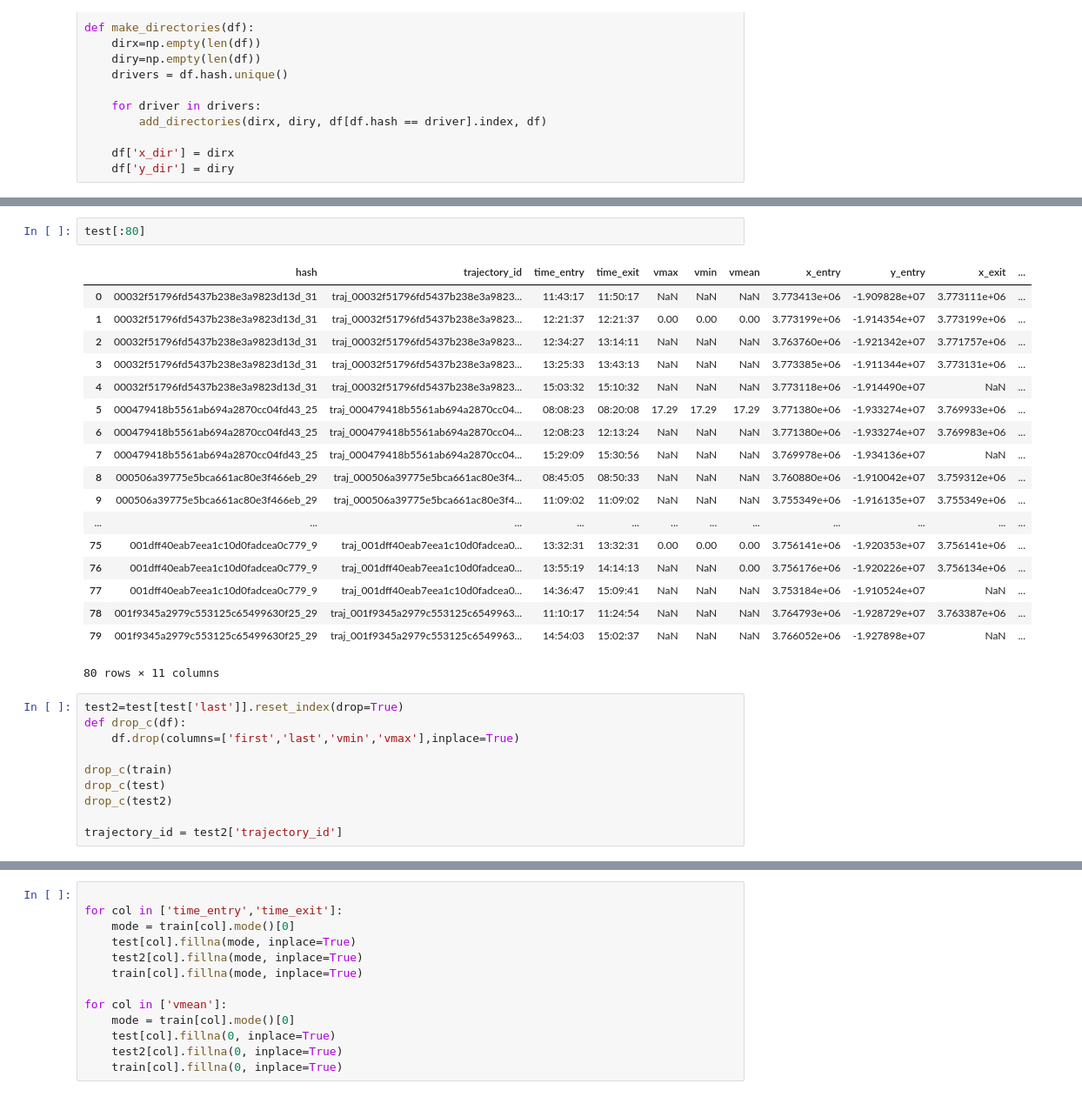
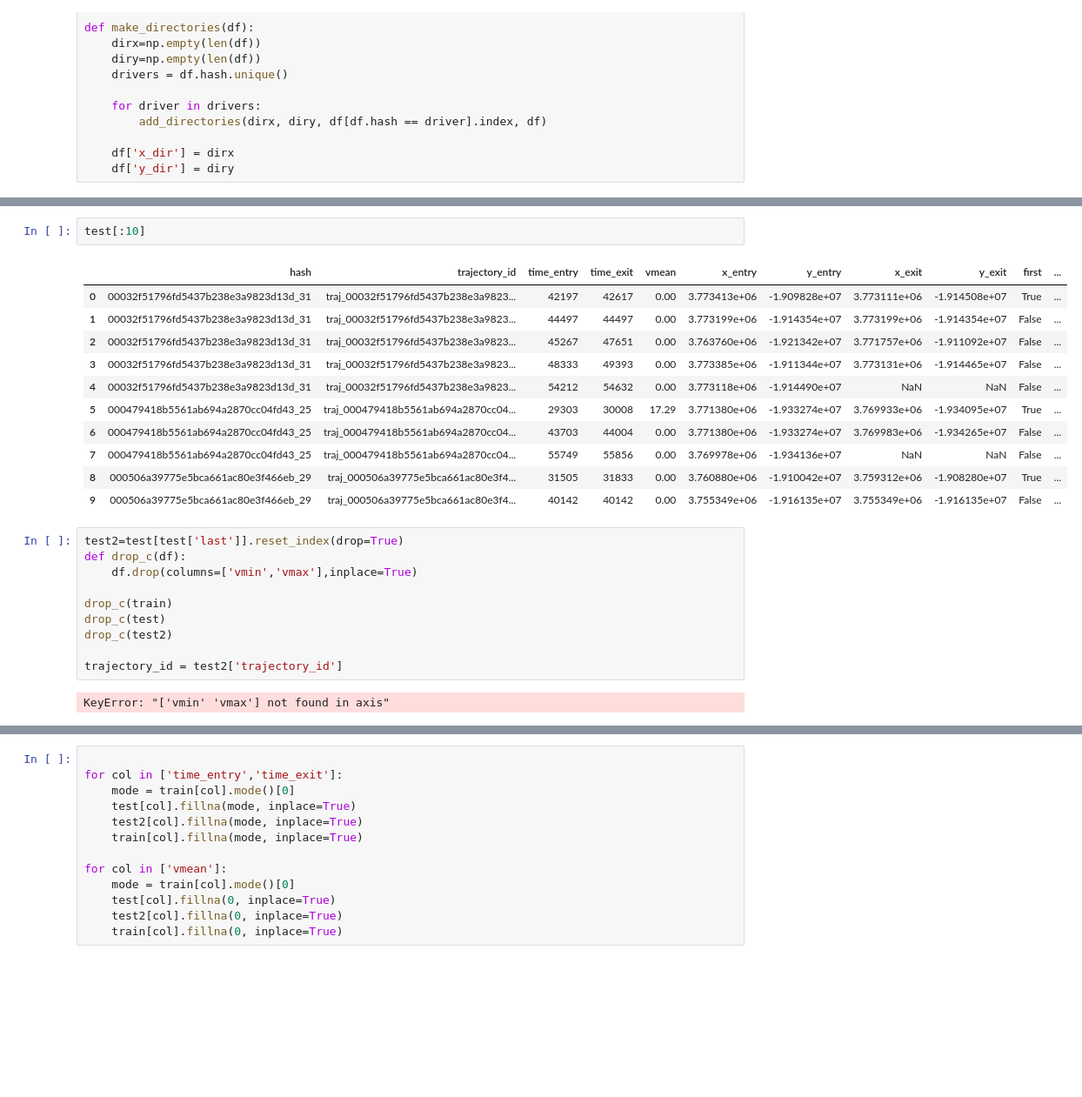
Before and after one commit to jkpawlowski96/EY_smartcity, a Jupyter notebook: EY.ipynb, the cells around one changed output, grey strips where cells are left out. Shown at 87% size. Drawn from its saved outputs; the diff is of its cells as text; blank space fills up the shorter version.

```diff
--- a/EY.ipynb
+++ b/EY.ipynb
@@ -222,34 +362,29 @@ train[:80]
 # %%
-test[:80]
+test[:10]
 # %% [output]
-|  | hash | trajectory_id | time_entry | time_exit | vmax | vmin | vmean | x_entry | y_entry | x_exit | ... |
-| 0 | 00032f51796fd5437b238e3a9823d13d_31 | traj_00032f51796fd5437b238e3a9823... | 11:43:17 | 11:50:17 | NaN | NaN | NaN | 3.773413e+06 | -1.909828e+07 | 3.773111e+06 | ... |
-| 1 | 00032f51796fd5437b238e3a9823d13d_31 | traj_00032f51796fd5437b238e3a9823... | 12:21:37 | 12:21:37 | 0.00 | 0.00 | 0.00 | 3.773199e+06 | -1.914354e+07 | 3.773199e+06 | ... |
-| 2 | 00032f51796fd5437b238e3a9823d13d_31 | traj_00032f51796fd5437b238e3a9823... | 12:34:27 | 13:14:11 | NaN | NaN | NaN | 3.763760e+06 | -1.921342e+07 | 3.771757e+06 | ... |
-| 3 | 00032f51796fd5437b238e3a9823d13d_31 | traj_00032f51796fd5437b238e3a9823... | 13:25:33 | 13:43:13 | NaN | NaN | NaN | 3.773385e+06 | -1.911344e+07 | 3.773131e+06 | ... |
-| 4 | 00032f51796fd5437b238e3a9823d13d_31 | traj_00032f51796fd5437b238e3a9823... | 15:03:32 | 15:10:32 | NaN | NaN | NaN | 3.773118e+06 | -1.914490e+07 | NaN | ... |
-| 5 | 000479418b5561ab694a2870cc04fd43_25 | traj_000479418b5561ab694a2870cc04... | 08:08:23 | 08:20:08 | 17.29 | 17.29 | 17.29 | 3.771380e+06 | -1.933274e+07 | 3.769933e+06 | ... |
-| 6 | 000479418b5561ab694a2870cc04fd43_25 | traj_000479418b5561ab694a2870cc04... | 12:08:23 | 12:13:24 | NaN | NaN | NaN | 3.771380e+06 | -1.933274e+07 | 3.769983e+06 | ... |
-| 7 | 000479418b5561ab694a2870cc04fd43_25 | traj_000479418b5561ab694a2870cc04... | 15:29:09 | 15:30:56 | NaN | NaN | NaN | 3.769978e+06 | -1.934136e+07 | NaN | ... |
-| 8 | 000506a39775e5bca661ac80e3f466eb_29 | traj_000506a39775e5bca661ac80e3f4... | 08:45:05 | 08:50:33 | NaN | NaN | NaN | 3.760880e+06 | -1.910042e+07 | 3.759312e+06 | ... |
-| 9 | 000506a39775e5bca661ac80e3f466eb_29 | traj_000506a39775e5bca661ac80e3f4... | 11:09:02 | 11:09:02 | NaN | NaN | NaN | 3.755349e+06 | -1.916135e+07 | 3.755349e+06 | ... |
-| ... | ... | ... | ... | ... | ... | ... | ... | ... | ... | ... | ... |
-| 75 | 001dff40eab7eea1c10d0fadcea0c779_9 | traj_001dff40eab7eea1c10d0fadcea0... | 13:32:31 | 13:32:31 | 0.00 | 0.00 | 0.00 | 3.756141e+06 | -1.920353e+07 | 3.756141e+06 | ... |
-| 76 | 001dff40eab7eea1c10d0fadcea0c779_9 | traj_001dff40eab7eea1c10d0fadcea0... | 13:55:19 | 14:14:13 | NaN | NaN | 0.00 | 3.756176e+06 | -1.920226e+07 | 3.756134e+06 | ... |
-| 77 | 001dff40eab7eea1c10d0fadcea0c779_9 | traj_001dff40eab7eea1c10d0fadcea0... | 14:36:47 | 15:09:41 | NaN | NaN | NaN | 3.753184e+06 | -1.910524e+07 | NaN | ... |
-| 78 | 001f9345a2979c553125c65499630f25_29 | traj_001f9345a2979c553125c6549963... | 11:10:17 | 11:24:54 | NaN | NaN | NaN | 3.764793e+06 | -1.928729e+07 | 3.763387e+06 | ... |
-| 79 | 001f9345a2979c553125c65499630f25_29 | traj_001f9345a2979c553125c6549963... | 14:54:03 | 15:02:37 | NaN | NaN | NaN | 3.766052e+06 | -1.927898e+07 | NaN | ... |
+|  | hash | trajectory_id | time_entry | time_exit | vmean | x_entry | y_entry | x_exit | y_exit | first | ... |
+| 0 | 00032f51796fd5437b238e3a9823d13d_31 | traj_00032f51796fd5437b238e3a9823... | 42197 | 42617 | 0.00 | 3.773413e+06 | -1.909828e+07 | 3.773111e+06 | -1.914508e+07 | True | ... |
+| 1 | 00032f51796fd5437b238e3a9823d13d_31 | traj_00032f51796fd5437b238e3a9823... | 44497 | 44497 | 0.00 | 3.773199e+06 | -1.914354e+07 | 3.773199e+06 | -1.914354e+07 | False | ... |
+| 2 | 00032f51796fd5437b238e3a9823d13d_31 | traj_00032f51796fd5437b238e3a9823... | 45267 | 47651 | 0.00 | 3.763760e+06 | -1.921342e+07 | 3.771757e+06 | -1.911092e+07 | False | ... |
+| 3 | 00032f51796fd5437b238e3a9823d13d_31 | traj_00032f51796fd5437b238e3a9823... | 48333 | 49393 | 0.00 | 3.773385e+06 | -1.911344e+07 | 3.773131e+06 | -1.914465e+07 | False | ... |
+| 4 | 00032f51796fd5437b238e3a9823d13d_31 | traj_00032f51796fd5437b238e3a9823... | 54212 | 54632 | 0.00 | 3.773118e+06 | -1.914490e+07 | NaN | NaN | False | ... |
+| 5 | 000479418b5561ab694a2870cc04fd43_25 | traj_000479418b5561ab694a2870cc04... | 29303 | 30008 | 17.29 | 3.771380e+06 | -1.933274e+07 | 3.769933e+06 | -1.934095e+07 | True | ... |
+| 6 | 000479418b5561ab694a2870cc04fd43_25 | traj_000479418b5561ab694a2870cc04... | 43703 | 44004 | 0.00 | 3.771380e+06 | -1.933274e+07 | 3.769983e+06 | -1.934265e+07 | False | ... |
+| 7 | 000479418b5561ab694a2870cc04fd43_25 | traj_000479418b5561ab694a2870cc04... | 55749 | 55856 | 0.00 | 3.769978e+06 | -1.934136e+07 | NaN | NaN | False | ... |
+| 8 | 000506a39775e5bca661ac80e3f466eb_29 | traj_000506a39775e5bca661ac80e3f4... | 31505 | 31833 | 0.00 | 3.760880e+06 | -1.910042e+07 | 3.759312e+06 | -1.908280e+07 | True | ... |
+| 9 | 000506a39775e5bca661ac80e3f466eb_29 | traj_000506a39775e5bca661ac80e3f4... | 40142 | 40142 | 0.00 | 3.755349e+06 | -1.916135e+07 | 3.755349e+06 | -1.916135e+07 | False | ... |
-80 rows × 11 columns
 # %%
 test2=test[test['last']].reset_index(drop=True)
 def drop_c(df):
-    df.drop(columns=['first','last','vmin','vmax'],inplace=True)
+    df.drop(columns=['vmin','vmax'],inplace=True)
 
 drop_c(train)
 drop_c(test)
 drop_c(test2)
 
 trajectory_id = test2['trajectory_id']
+# %% [output]
+KeyError: "['vmin' 'vmax'] not found in axis"
 # %%
 train.info()
 # %% [output]
```
Also changed, not shown: parts of 17 cells of this notebook, 2 other files.
